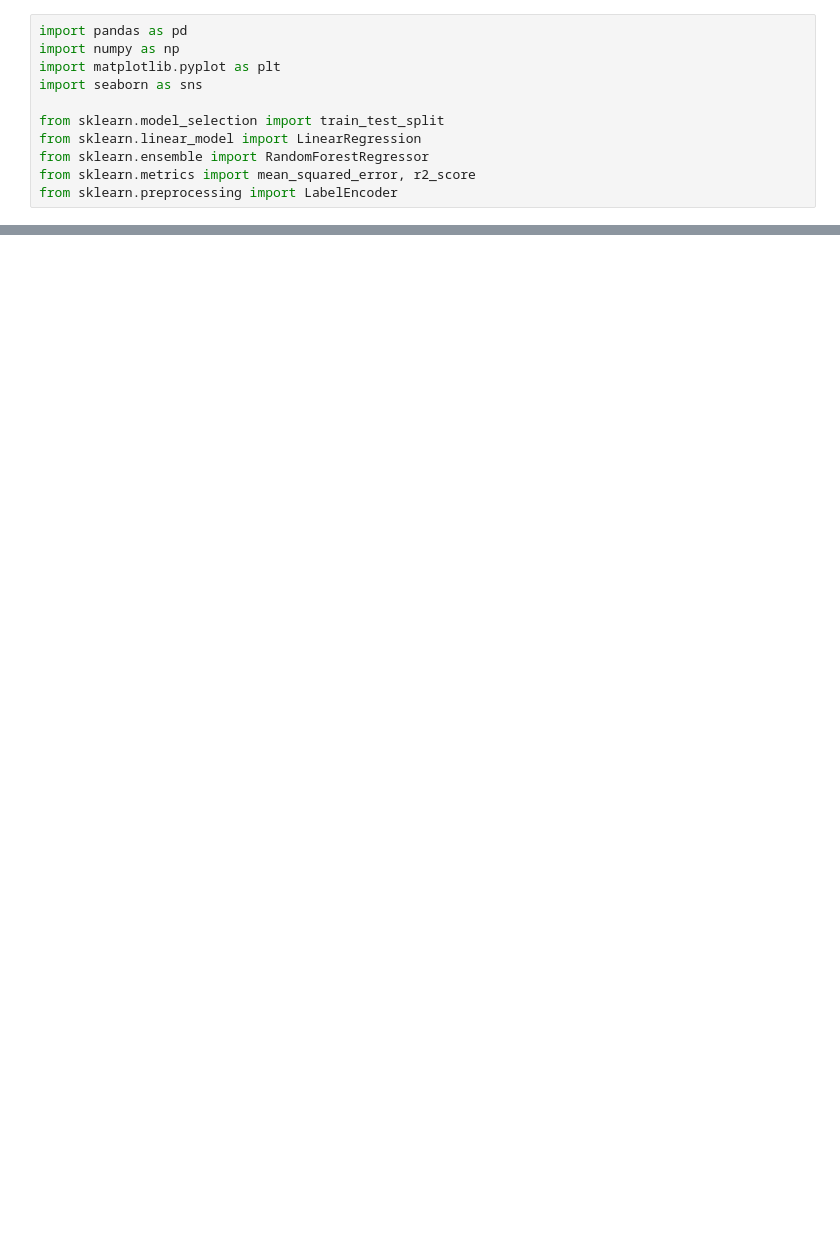
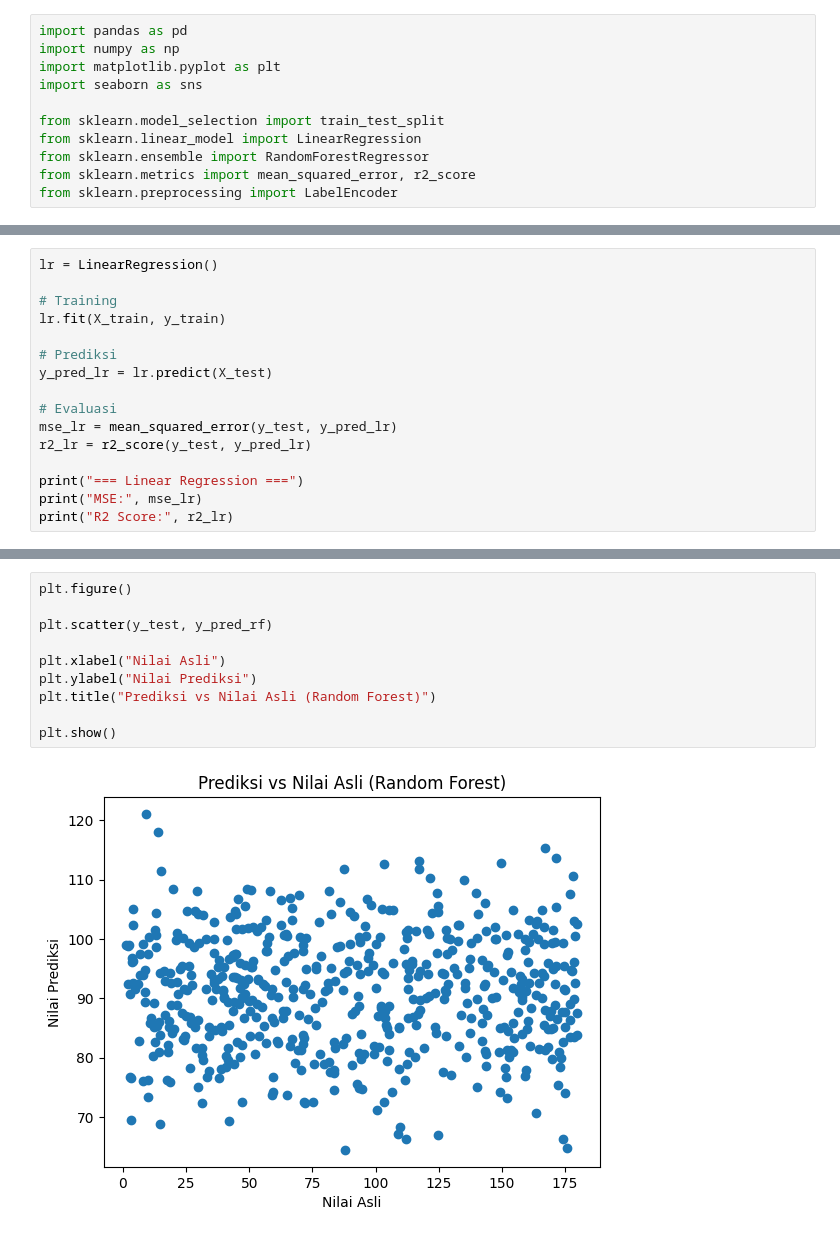
Before and after one commit to Rima6699/Amir-datmin, a Jupyter notebook: tugas_data_mining_amir.ipynb, the cells around one changed output, grey strips where cells are left out. Cells and saved outputs as stored; diff of their text form; blank space fills up the shorter version.

```diff
--- a/tugas_data_mining_amir.ipynb
+++ b/tugas_data_mining_amir.ipynb
@@ -79,0 +111,16 @@ FileNotFoundError: [Errno 2] No such file or directory: 'StudentPerformanceFacto
+# %%
+lr = LinearRegression()
+
+# Training
+lr.fit(X_train, y_train)
+
+# Prediksi
+y_pred_lr = lr.predict(X_test)
+
+# Evaluasi
+mse_lr = mean_squared_error(y_test, y_pred_lr)
+r2_lr = r2_score(y_test, y_pred_lr)
+
+print("=== Linear Regression ===")
+print("MSE:", mse_lr)
+print("R2 Score:", r2_lr)
@@ -79,0 +174,12 @@ FileNotFoundError: [Errno 2] No such file or directory: 'StudentPerformanceFacto
+# %%
+plt.figure()
+
+plt.scatter(y_test, y_pred_rf)
+
+plt.xlabel("Nilai Asli")
+plt.ylabel("Nilai Prediksi")
+plt.title("Prediksi vs Nilai Asli (Random Forest)")
+
+plt.show()
+# %% [output]
+[figure, added]
```
Also changed, not shown: parts of 13 cells of this notebook.
